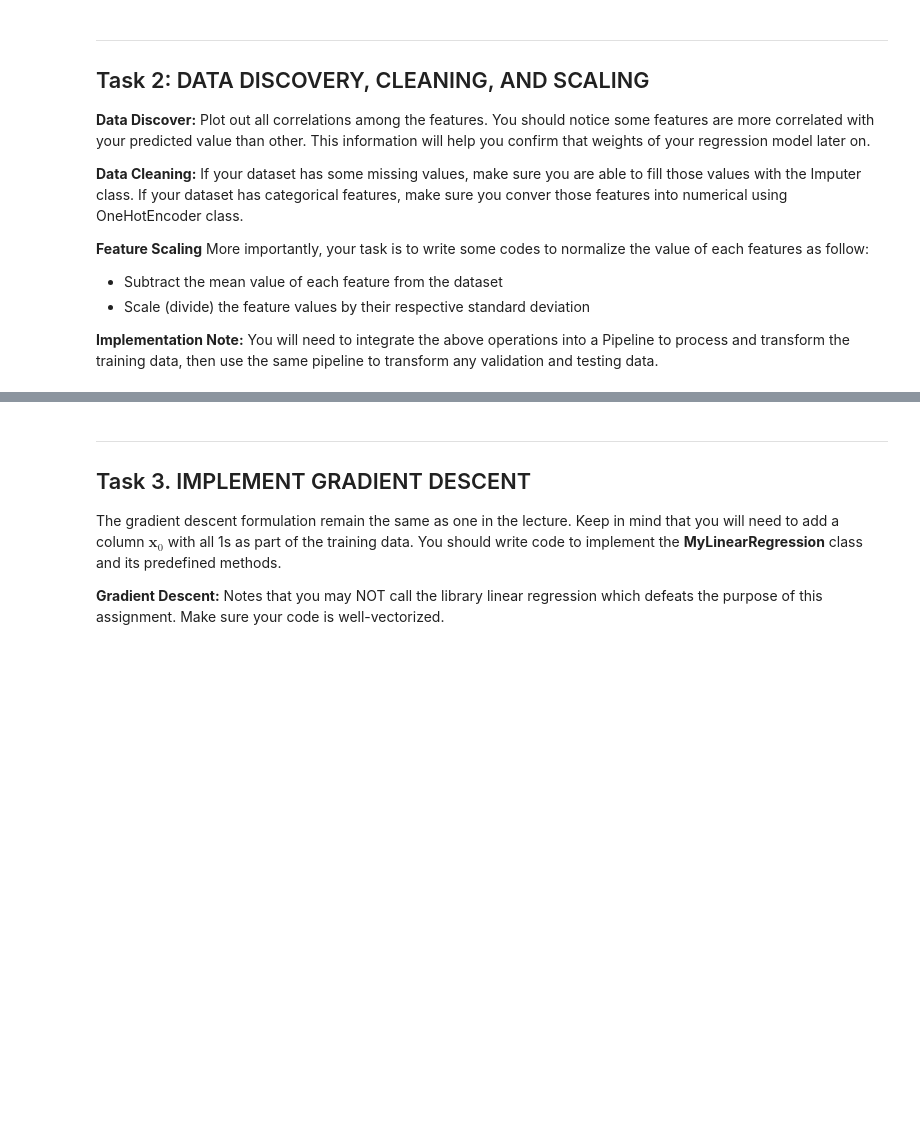
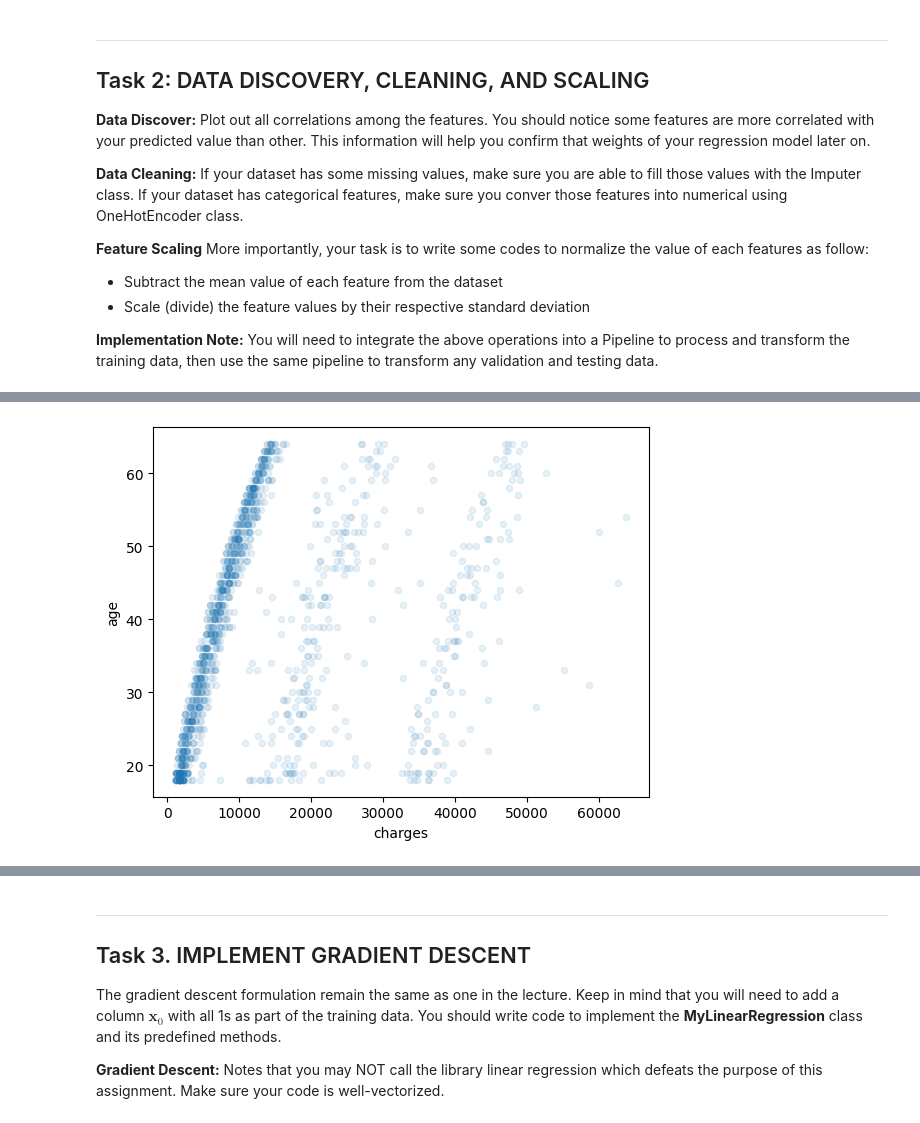
Before and after one commit to JackHalliwill/ML_Assignment1, a Jupyter notebook: jh8vn_assignment_1.ipynb, the cells around one changed output, grey strips where cells are left out. Cells and saved outputs as stored; diff of their text form; code cells hidden in the pictures; blank space fills up the shorter version.

```diff
--- a/jh8vn_assignment_1.ipynb
+++ b/jh8vn_assignment_1.ipynb
@@ -64,0 +89,91 @@ ImportError: ignored
+# %%
+# You might want to use the following package
+from sklearn.model_selection import train_test_split
+from pandas.plotting import scatter_matrix # optional
+from sklearn.preprocessing import LabelEncoder
+from sklearn.preprocessing import OneHotEncoder
+from sklearn.pipeline import Pipeline
+from sklearn.preprocessing import StandardScaler
+from sklearn.compose import ColumnTransformer
+
+# Your code goes here for this section.
+
+# Discovery
+insurance_df = pd.read_csv(file_path)
+
+modified_cat_insurance_df = insurance_df.copy(deep=True)
+
+c = 0
+countMale = 0
+countFemale = 0
+smoker = 0
+nonsmoker = 0
+for column in modified_cat_insurance_df:
+    for index, value in modified_cat_insurance_df[column].items():
+        if value == "male":
+            modified_cat_insurance_df.iloc[index,c] = 0
+            countMale += 1
+        elif value == "female":
+            modified_cat_insurance_df.iloc[index,c] = 1
+            countFemale += 1
+        elif value == "yes":
+            modified_cat_insurance_df.iloc[index,c] = 0
+            smoker += 1
+        elif value == "no":
+            modified_cat_insurance_df.iloc[index,c] = 1
+            nonsmoker += 1
+        elif value == "northeast":
+            modified_cat_insurance_df.iloc[index,c] = 0
+        elif value == "southeast":
+            modified_cat_insurance_df.iloc[index,c] = 1
+        elif value == "southwest":
+            modified_cat_insurance_df.iloc[index,c] = 2
+        elif value == "northwest":
+            modified_cat_insurance_df.iloc[index,c] = 3
+    c+=1
+
+insurance_corr = modified_cat_insurance_df.corr()
+index_labels = insurance_corr["charges"].sort_values(ascending=False).index
+
+c = 0
+for feature in insurance_corr["charges"].sort_values(ascending=False):
+  if c != 0:
+    modified_cat_insurance_df.plot(kind="scatter", x="charges", y=index_labels[c], alpha=0.1)
+  c+=1
+
+totalPeople = countMale + countFemale
+print("The male count is " + str(countMale) + " (" + str((countMale/totalPeople)*100)+"%)" + " and female is "  + str(countFemale) + " (" + str((countFemale/totalPeople)*100)+"%)")
+
+print("The smoker count is " + str(smoker) + " (" + str((smoker/totalPeople)*100)+"%)" + " and nonsmoker is "  + str(nonsmoker) + " (" + str((nonsmoker/totalPeople)*100)+"%)")
+
+
+#Pipeline
+
+train_set, test_set = train_test_split(insurance_df, test_size=0.2, random_state=42)
+
+train_charges = train_set["charges"].copy()
+train_set = train_set.drop("charges", axis=1)
+test_charges = test_set["charges"].copy()
+test_set = test_set.drop("charges", axis=1)
+
+
+categories = ["sex", "smoker", "region"]
+numerical_train = train_set.drop(categories, axis=1)
+
+num_pipeline = Pipeline([
+  ('std_scaler', StandardScaler()),
+])
+
+final_pipeline = ColumnTransformer([
+    ("num", num_pipeline, list(numerical_train)),
+    ("cat", OneHotEncoder(handle_unknown="ignore"), categories),
+])
+
+insurance_prepared_train = final_pipeline.fit_transform(train_set)
+insurance_prepared_test = final_pipeline.transform(test_set)
+
+X_train = insurance_prepared_train
+y_train = train_charges
+X_test = insurance_prepared_test
+y_test = test_charges
+# %% [output]
@@ -64,0 +182 @@ ImportError: ignored
+[figure, added]
```
Also changed, not shown: parts of 3 cells of this notebook, 1 other file.
